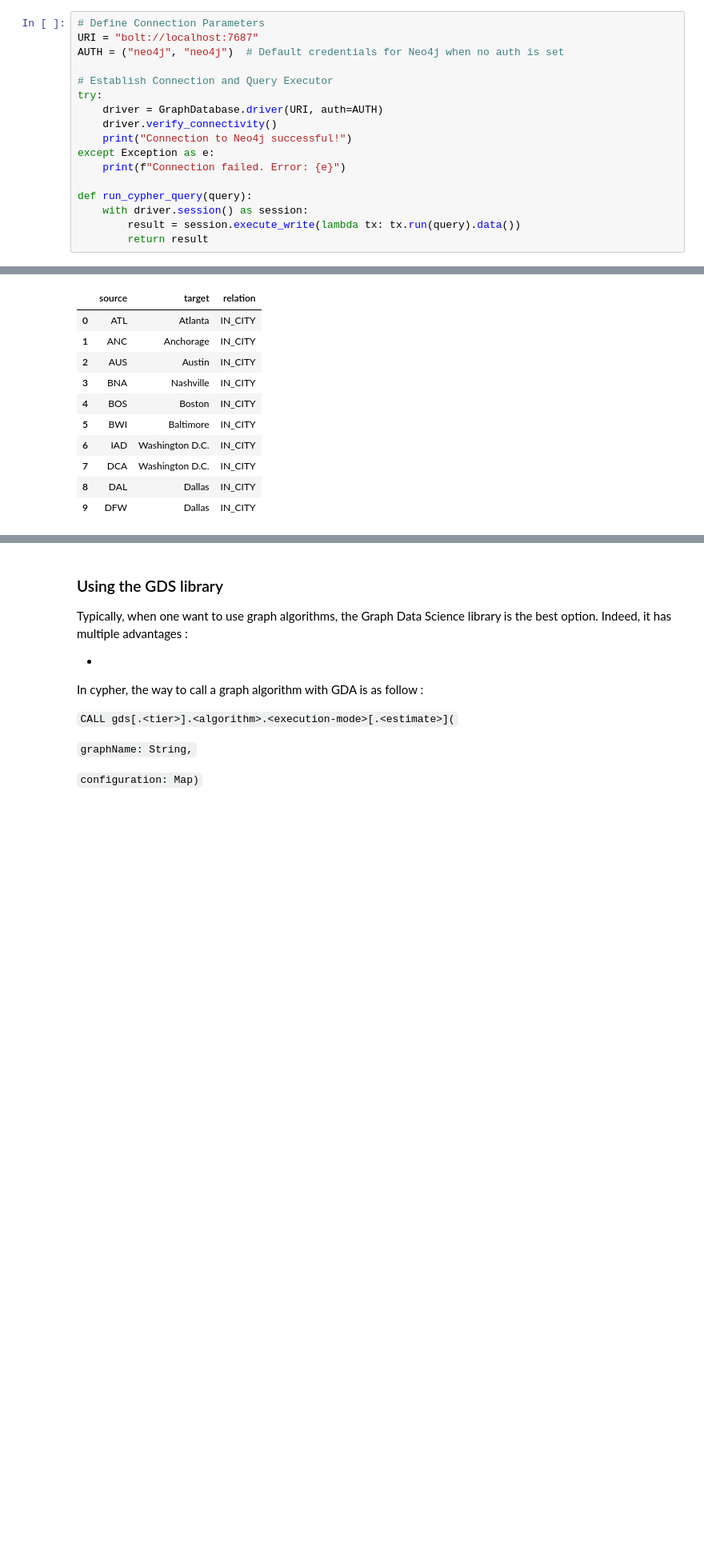
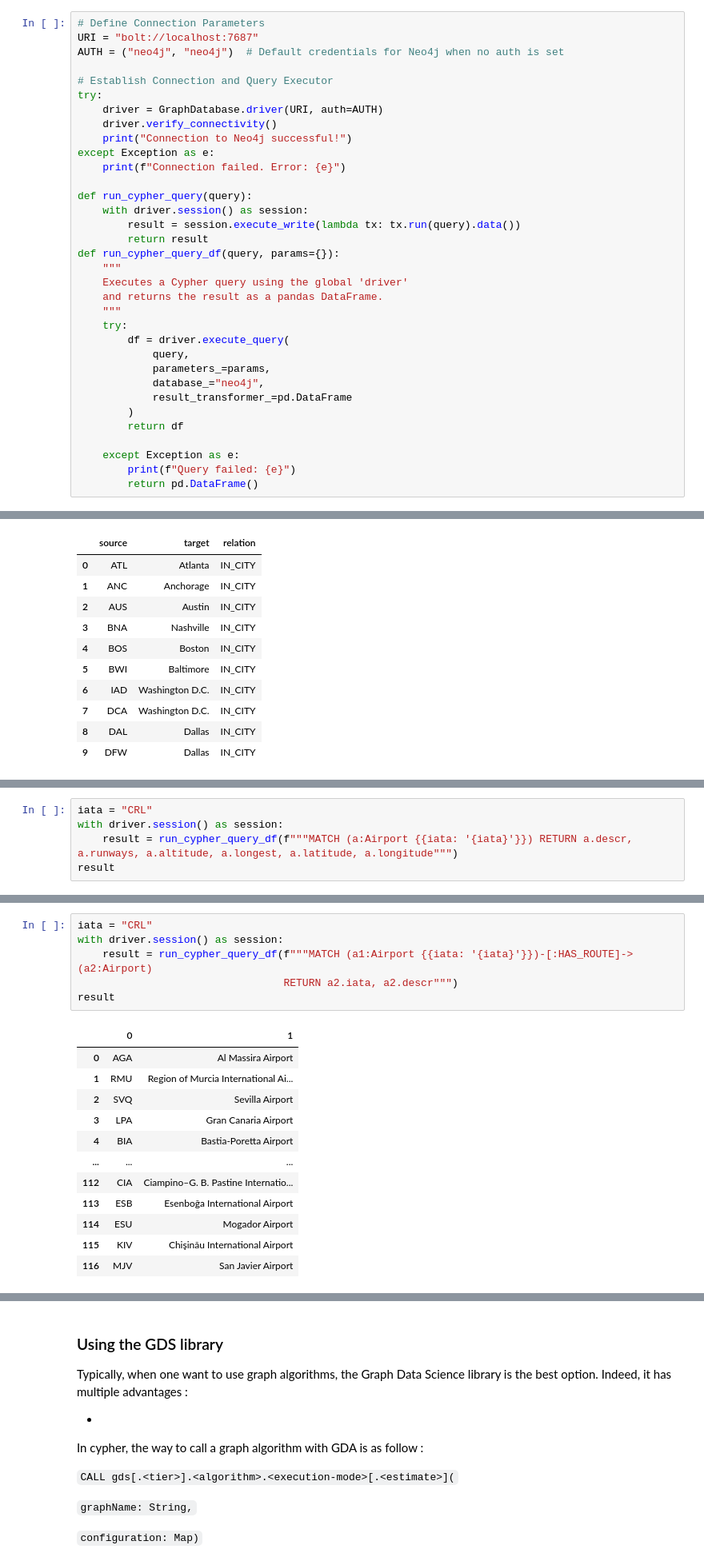
Before and after one commit to YanisGrts/ADBassignment2, a Jupyter notebook: notebooks/assignment.ipynb, the cells around one changed output, grey strips where cells are left out. Shown at 80% size. Cells and saved outputs as stored; diff of their text form; blank space fills up the shorter version.

```diff
--- a/notebooks/assignment.ipynb
+++ b/notebooks/assignment.ipynb
@@ -56,6 +54,23 @@ def run_cypher_query(query):
     with driver.session() as session:
         result = session.execute_write(lambda tx: tx.run(query).data())
         return result
+def run_cypher_query_df(query, params={}):
+    """
+    Executes a Cypher query using the global 'driver'
+    and returns the result as a pandas DataFrame.
+    """
+    try:
+        df = driver.execute_query(
+            query,
+            parameters_=params,
+            database_="neo4j",
+            result_transformer_=pd.DataFrame
+        )
+        return df
+
+    except Exception as e:
+        print(f"Query failed: {e}")
+        return pd.DataFrame()
 # %% [output]
 Connection to Neo4j successful!
 # %% [markdown]
@@ -238,0 +275,5 @@ df_rels
+# %%
+iata = "CRL"
+with driver.session() as session:
+    result = run_cypher_query_df(f"""MATCH (a:Airport {{iata: '{iata}'}}) RETURN a.descr, a.runways, a.altitude, a.longest, a.latitude, a.longitude""")
+result
@@ -238,0 +288,19 @@ df_rels
+# %%
+iata = "CRL"
+with driver.session() as session:
+    result = run_cypher_query_df(f"""MATCH (a1:Airport {{iata: '{iata}'}})-[:HAS_ROUTE]->(a2:Airport)
+                                 RETURN a2.iata, a2.descr""")
+result
+# %% [output]
+|  | 0 | 1 |
+| 0 | AGA | Al Massira Airport |
+| 1 | RMU | Region of Murcia International Ai... |
+| 2 | SVQ | Sevilla Airport |
+| 3 | LPA | Gran Canaria Airport |
+| 4 | BIA | Bastia-Poretta Airport |
+| ... | ... | ... |
+| 112 | CIA | Ciampino–G. B. Pastine Internatio... |
+| 113 | ESB | Esenboğa International Airport |
+| 114 | ESU | Mogador Airport |
+| 115 | KIV | Chişinău International Airport |
+| 116 | MJV | San Javier Airport |
```
Also changed, not shown: parts of 18 cells of this notebook, 1 other file.
